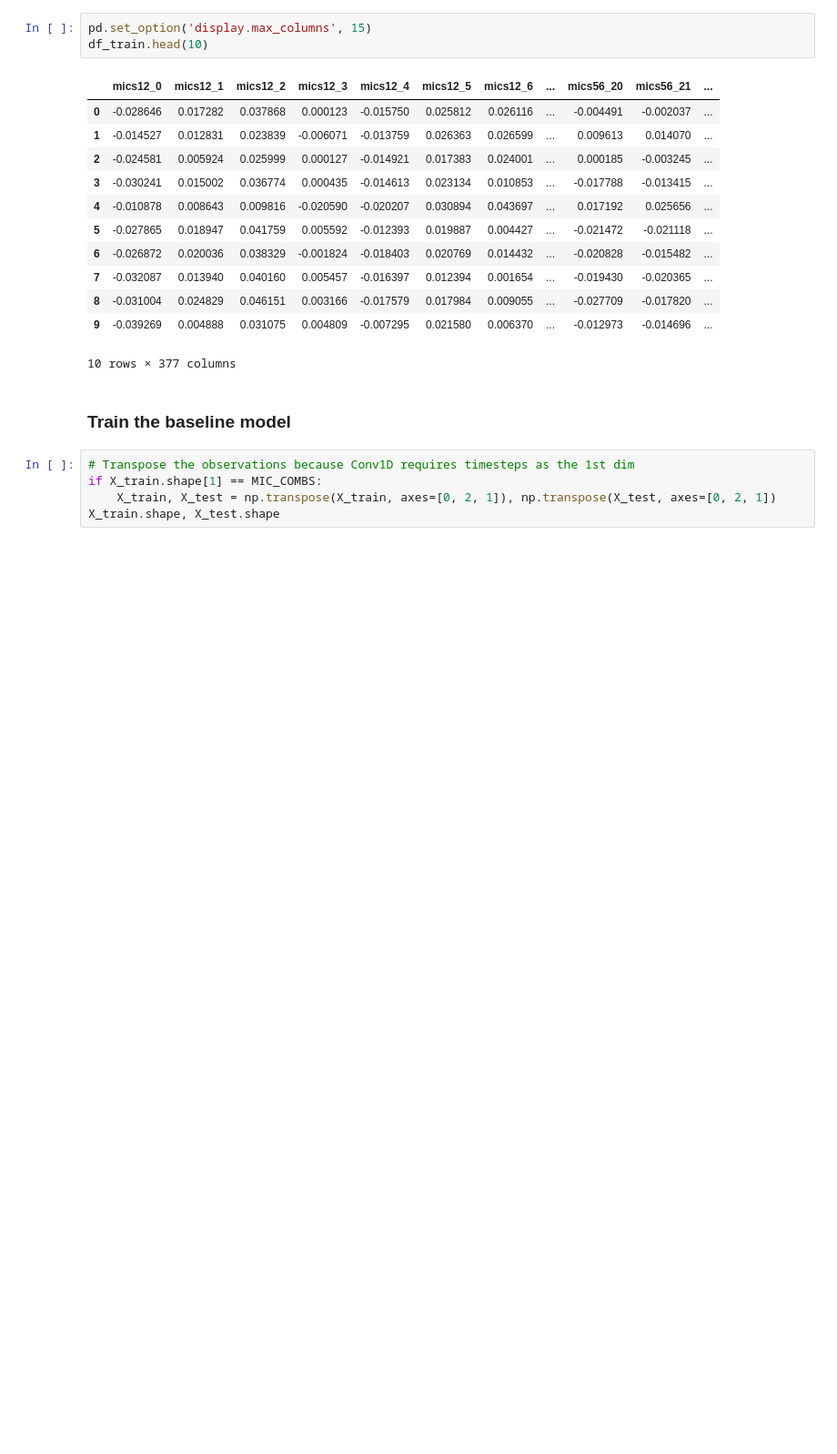
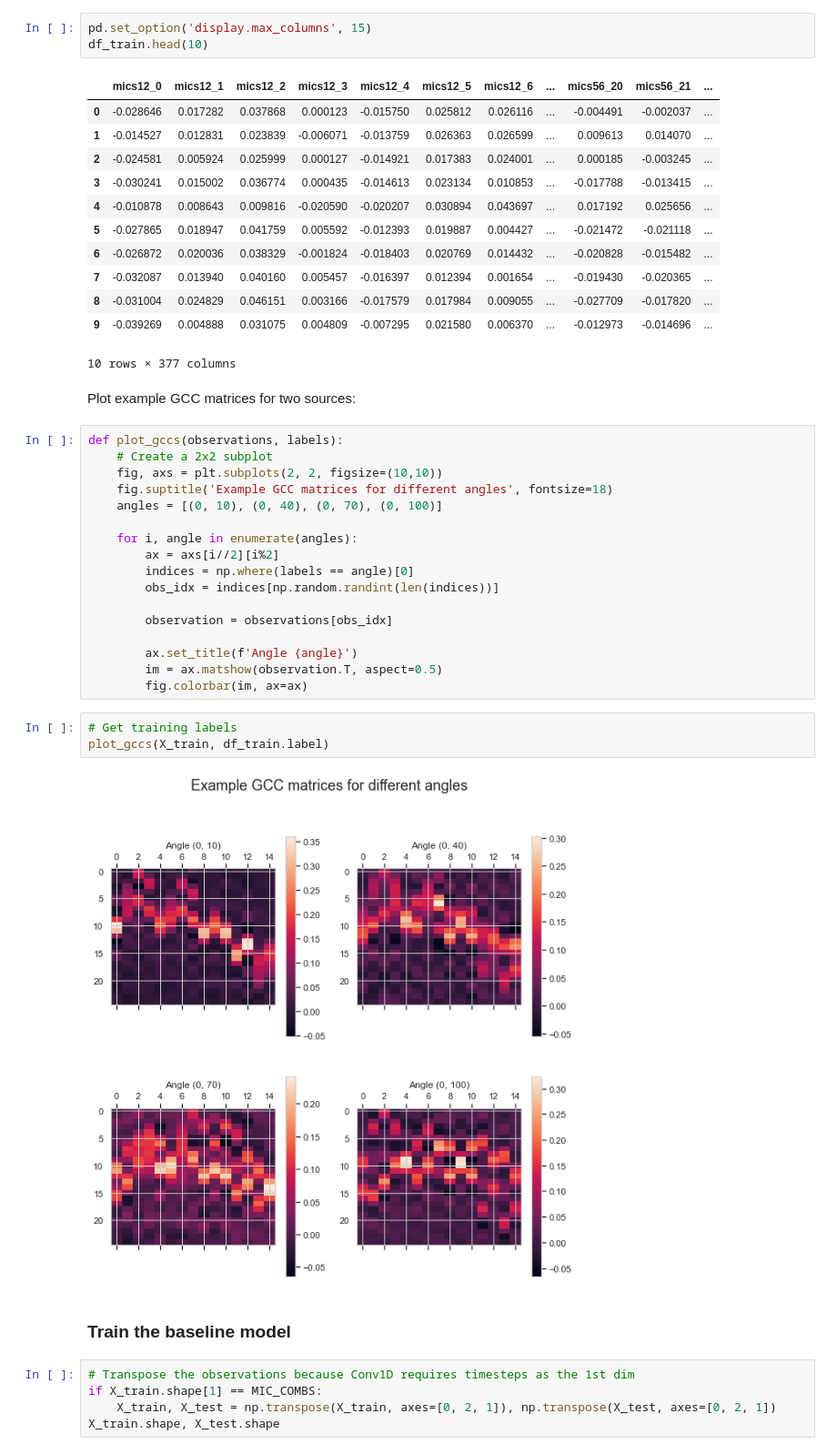
Before and after one commit to thomson008/MEng-project, a Jupyter notebook: notebooks/multi_source.ipynb, the cells around one changed output. Shown at 91% size. Drawn from its saved outputs; the diff is of its cells as text; blank space fills up the shorter version.

```diff
--- a/notebooks/multi_source.ipynb
+++ b/notebooks/multi_source.ipynb
@@ -462,6 +496,30 @@ df_train.head(10)
 | 8 | -0.031004 | 0.024829 | 0.046151 | 0.003166 | -0.017579 | 0.017984 | 0.009055 | ... | -0.027709 | -0.017820 | ... |
 | 9 | -0.039269 | 0.004888 | 0.031075 | 0.004809 | -0.007295 | 0.021580 | 0.006370 | ... | -0.012973 | -0.014696 | ... |
 10 rows × 377 columns
+# %% [markdown]
+Plot example GCC matrices for two sources:
+# %%
+def plot_gccs(observations, labels):
+    # Create a 2x2 subplot
+    fig, axs = plt.subplots(2, 2, figsize=(10,10))
+    fig.suptitle('Example GCC matrices for different angles', fontsize=18)
+    angles = [(0, 10), (0, 40), (0, 70), (0, 100)]
+
+    for i, angle in enumerate(angles):
+        ax = axs[i//2][i%2]
+        indices = np.where(labels == angle)[0]
+        obs_idx = indices[np.random.randint(len(indices))]
+
+        observation = observations[obs_idx]
+
+        ax.set_title(f'Angle {angle}')
+        im = ax.matshow(observation.T, aspect=0.5)
+        fig.colorbar(im, ax=ax)
+# %%
+# Get training labels
+plot_gccs(X_train, df_train.label)
+# %% [output]
+[figure, added]
 # %% [markdown]
 ### Train the baseline model
 # %%
```
Also changed, not shown: parts of 17 cells of this notebook, 1 other file.
